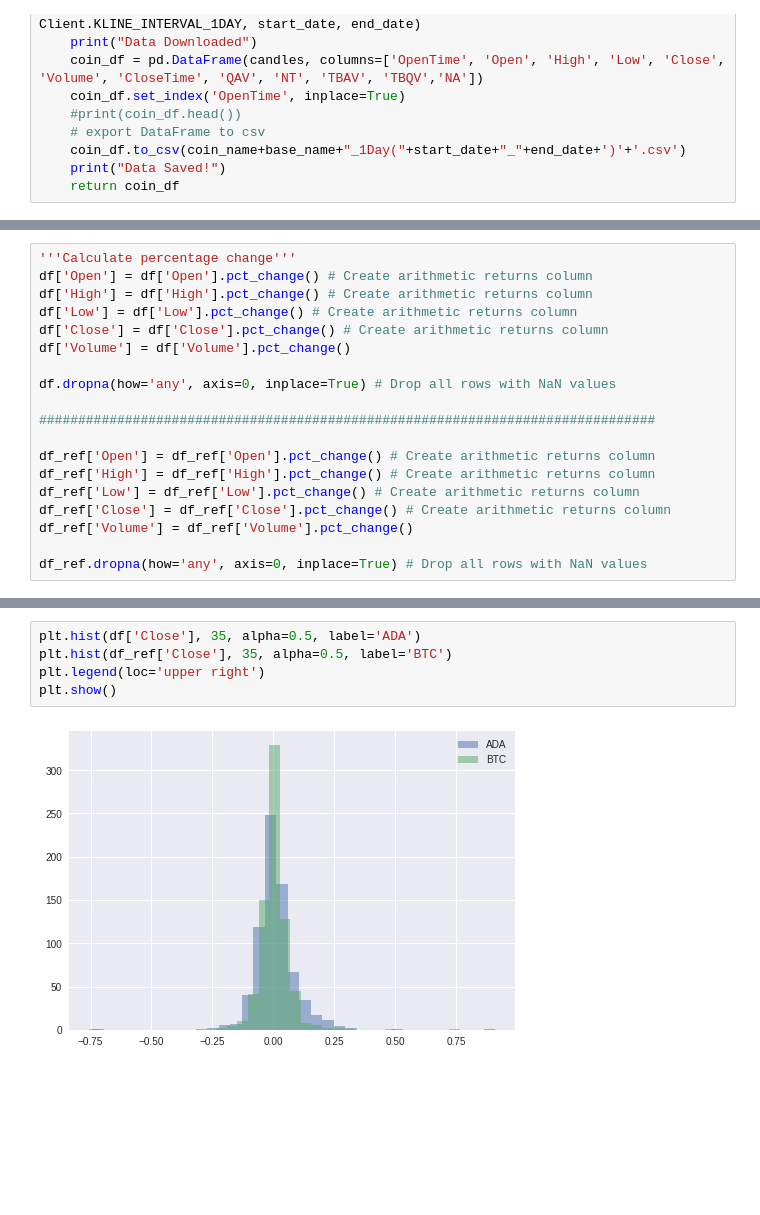
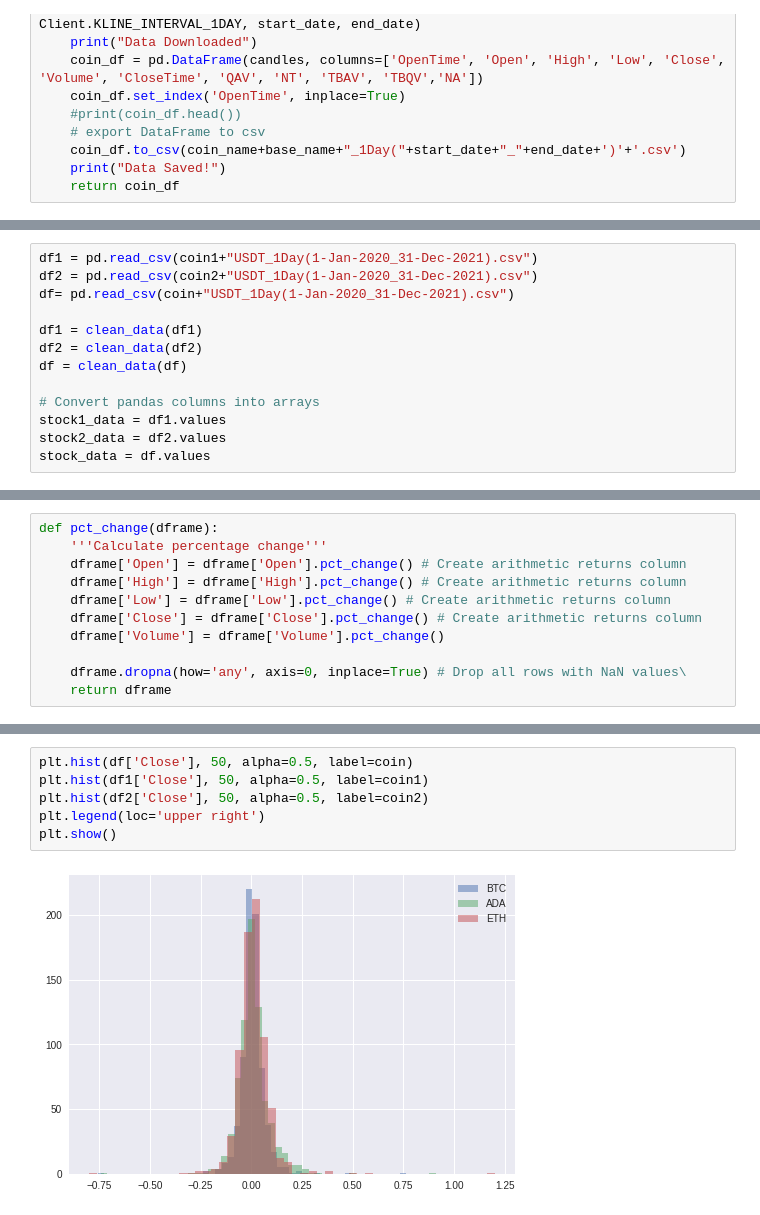
Before and after one commit to iammhk/Quant-101, a Jupyter notebook: Stock_101.ipynb, the cells around one changed output, grey strips where cells are left out. Cells and saved outputs as stored; diff of their text form; blank space fills up the shorter version.

```diff
--- a/Stock_101.ipynb
+++ b/Stock_101.ipynb
@@ -138,0 +91,13 @@ max_volume_ref = df_ref['Volume'].max(axis=0)
+# %%
+df1 = pd.read_csv(coin1+"USDT_1Day(1-Jan-2020_31-Dec-2021).csv")
+df2 = pd.read_csv(coin2+"USDT_1Day(1-Jan-2020_31-Dec-2021).csv")
+df= pd.read_csv(coin+"USDT_1Day(1-Jan-2020_31-Dec-2021).csv")
+
+df1 = clean_data(df1)
+df2 = clean_data(df2)
+df = clean_data(df)
+
+# Convert pandas columns into arrays
+stock1_data = df1.values
+stock2_data = df2.values
+stock_data = df.values
@@ -155,19 +139,11 @@ ax1.legend(loc="best", fontsize=12)
 # %%
-'''Calculate percentage change'''
-df['Open'] = df['Open'].pct_change() # Create arithmetic returns column
-df['High'] = df['High'].pct_change() # Create arithmetic returns column
-df['Low'] = df['Low'].pct_change() # Create arithmetic returns column
-df['Close'] = df['Close'].pct_change() # Create arithmetic returns column
-df['Volume'] = df['Volume'].pct_change()
+def pct_change(dframe):
+    '''Calculate percentage change'''
+    dframe['Open'] = dframe['Open'].pct_change() # Create arithmetic returns column
+    dframe['High'] = dframe['High'].pct_change() # Create arithmetic returns column
+    dframe['Low'] = dframe['Low'].pct_change() # Create arithmetic returns column
+    dframe['Close'] = dframe['Close'].pct_change() # Create arithmetic returns column
+    dframe['Volume'] = dframe['Volume'].pct_change()
 
-df.dropna(how='any', axis=0, inplace=True) # Drop all rows with NaN values
-
-###############################################################################
-
-df_ref['Open'] = df_ref['Open'].pct_change() # Create arithmetic returns column
-df_ref['High'] = df_ref['High'].pct_change() # Create arithmetic returns column
-df_ref['Low'] = df_ref['Low'].pct_change() # Create arithmetic returns column
-df_ref['Close'] = df_ref['Close'].pct_change() # Create arithmetic returns column
-df_ref['Volume'] = df_ref['Volume'].pct_change()
-
-df_ref.dropna(how='any', axis=0, inplace=True) # Drop all rows with NaN values
+    dframe.dropna(how='any', axis=0, inplace=True) # Drop all rows with NaN values\
+    return dframe
@@ -269,7 +245,8 @@ plt.show()
 # %%
-plt.hist(df['Close'], 35, alpha=0.5, label='ADA')
-plt.hist(df_ref['Close'], 35, alpha=0.5, label='BTC')
+plt.hist(df['Close'], 50, alpha=0.5, label=coin)
+plt.hist(df1['Close'], 50, alpha=0.5, label=coin1)
+plt.hist(df2['Close'], 50, alpha=0.5, label=coin2)
 plt.legend(loc='upper right')
 plt.show()
 # %% [output]
-[figure, old version]
+[figure, new version]
```
Also changed, not shown: parts of 11 cells of this notebook.
